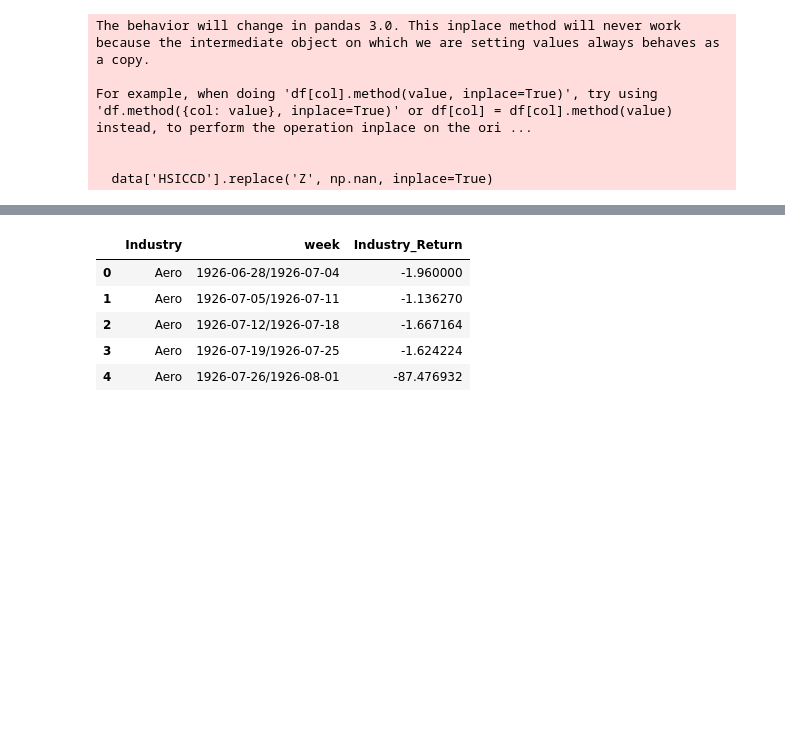
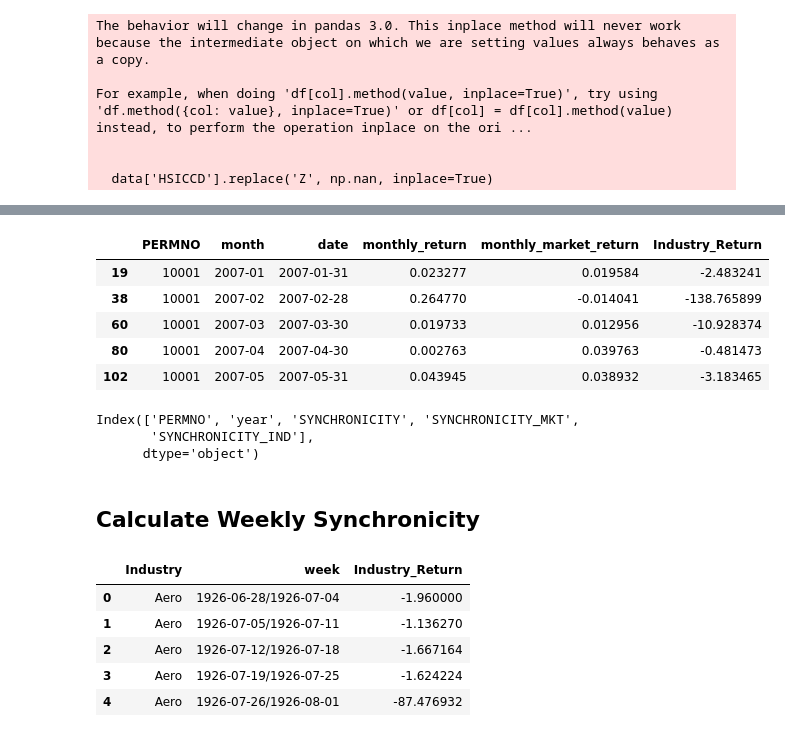
Before and after one commit to wangyouan/STOCKAct, a Jupyter notebook: Notebook/ConstructWRDSDATA.ipynb, the cells around one changed output, grey strips where cells are left out. Cells and saved outputs as stored; diff of their text form; code cells hidden in the pictures; blank space fills up the shorter version.

```diff
--- a/Notebook/ConstructWRDSDATA.ipynb
+++ b/Notebook/ConstructWRDSDATA.ipynb
@@ -316,0 +379,30 @@ data['fama_french_industry'] = data['HSICCD'].apply(get_fama_french_industry)
+# %%
+# Convert industry returns to monthly level
+industry_returns['month'] = industry_returns['Date'].dt.to_period('M')
+industry_monthly_returns = industry_returns.groupby(['Industry', 'month'])['Industry_Return'].apply(lambda x: (1 + x).prod() - 1).reset_index()
+# %%
+# Convert market returns to weekly level
+data['vwretd'] = pd.to_numeric(data['vwretd'], errors='coerce')
+market_return = data[['vwretd', 'month', 'date']].drop_duplicates().sort_values(by='date', ascending=True)
+monthly_market_returns = market_return.groupby('month')['vwretd'].apply(lambda x: (1 + x).prod() - 1).reset_index()
+monthly_market_returns.rename(columns={'vwretd': 'monthly_market_return'}, inplace=True)
+# %%
+# Merge weekly market returns back with original data
+data = pd.merge(data, monthly_market_returns, on='month', how='left')
+
+# Merge CRSP data with weekly industry returns
+data = pd.merge(data, industry_monthly_returns, left_on=['month', 'fama_french_industry'], right_on=['month', 'Industry'], how='left')
+
+# Drop rows with NaN values in relevant columns
+data = data.dropna(subset=['monthly_return', 'monthly_market_return', 'Industry_Return'])
+# %%
+firm_monthly_data = data[['PERMNO', 'month', 'date', 'monthly_return', 'monthly_market_return', 'Industry_Return']].drop_duplicates(subset=['PERMNO', 'month'], keep='last')
+# %%
+firm_monthly_data.head()
+# %% [output]
+|  | PERMNO | month | date | monthly_return | monthly_market_return | Industry_Return |
+| 19 | 10001 | 2007-01 | 2007-01-31 | 0.023277 | 0.019584 | -2.483241 |
+| 38 | 10001 | 2007-02 | 2007-02-28 | 0.264770 | -0.014041 | -138.765899 |
+| 60 | 10001 | 2007-03 | 2007-03-30 | 0.019733 | 0.012956 | -10.928374 |
+| 80 | 10001 | 2007-04 | 2007-04-30 | 0.002763 | 0.039763 | -0.481473 |
+| 102 | 10001 | 2007-05 | 2007-05-31 | 0.043945 | 0.038932 | -3.183465 |
@@ -317,3 +463,11 @@ data['fama_french_industry'] = data['HSICCD'].apply(get_fama_french_industry)
+# %%
+synchrony_monthly_df.keys()
+# %% [output]
+Index(['PERMNO', 'year', 'SYNCHRONICITY', 'SYNCHRONICITY_MKT',
+       'SYNCHRONICITY_IND'],
+      dtype='object')
+# %% [markdown]
+## Calculate Weekly Synchronicity
 # %%
 # Convert daily returns to weekly returns (assuming 'RET' is the daily return)
 data['RET'] = pd.to_numeric(data['RET'], errors='coerce')
```
Also changed, not shown: parts of 22 cells of this notebook, 2 other files.
